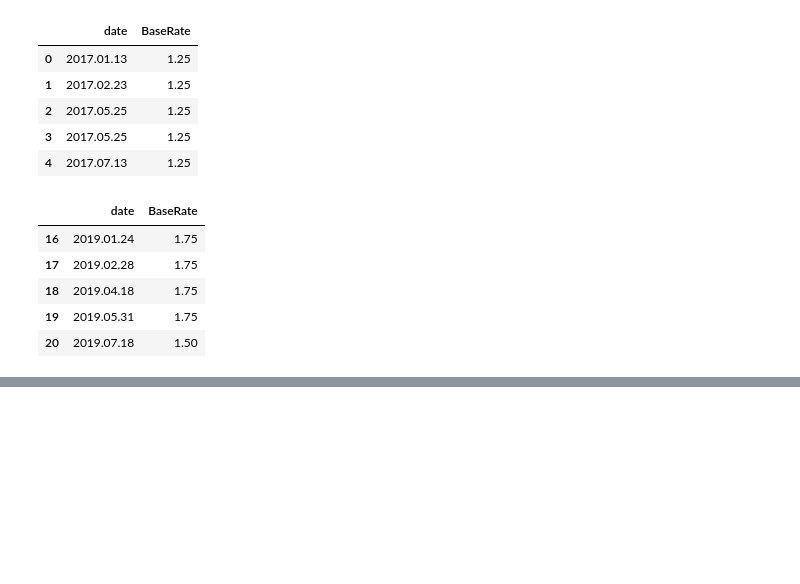
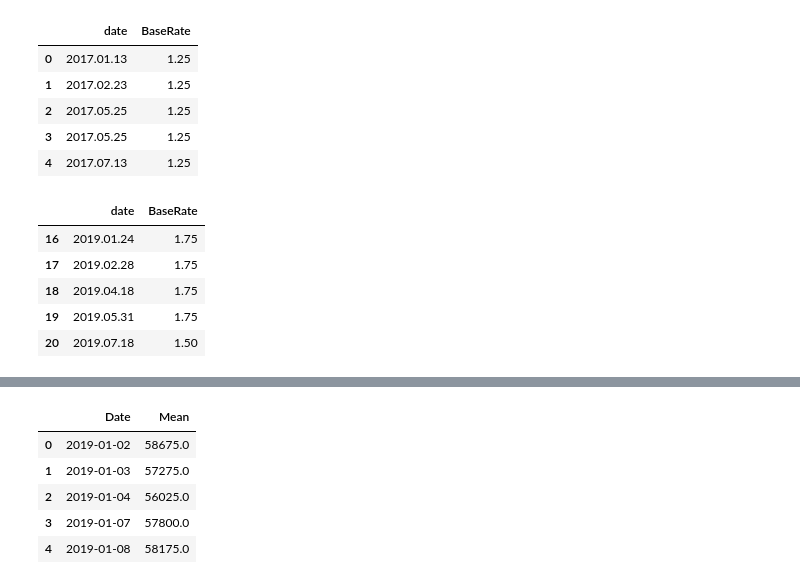
Before and after one commit to CJW-918/Data-Analysis, a Jupyter notebook: analysis_stock_baserate/analysis_stock_baserate.ipynb, the cells around one changed output, grey strips where cells are left out. Saved outputs shown, nothing was run; the diff lists cells and outputs as text; code cells hidden in the pictures; blank space fills up the shorter version.

```diff
--- a/analysis_stock_baserate/analysis_stock_baserate.ipynb
+++ b/analysis_stock_baserate/analysis_stock_baserate.ipynb
@@ -77,0 +88,11 @@ BaseRate.head()
+# %%
+# 주식 데이터 High, Low 열 자르기
+stock = stock.drop(['High', 'Low'], axis=1)
+stock.head()
+# %% [output]
+|  | Date | Mean |
+| 0 | 2019-01-02 | 58675.0 |
+| 1 | 2019-01-03 | 57275.0 |
+| 2 | 2019-01-04 | 56025.0 |
+| 3 | 2019-01-07 | 57800.0 |
+| 4 | 2019-01-08 | 58175.0 |
```
Also changed, not shown: parts of 3 cells of this notebook.
